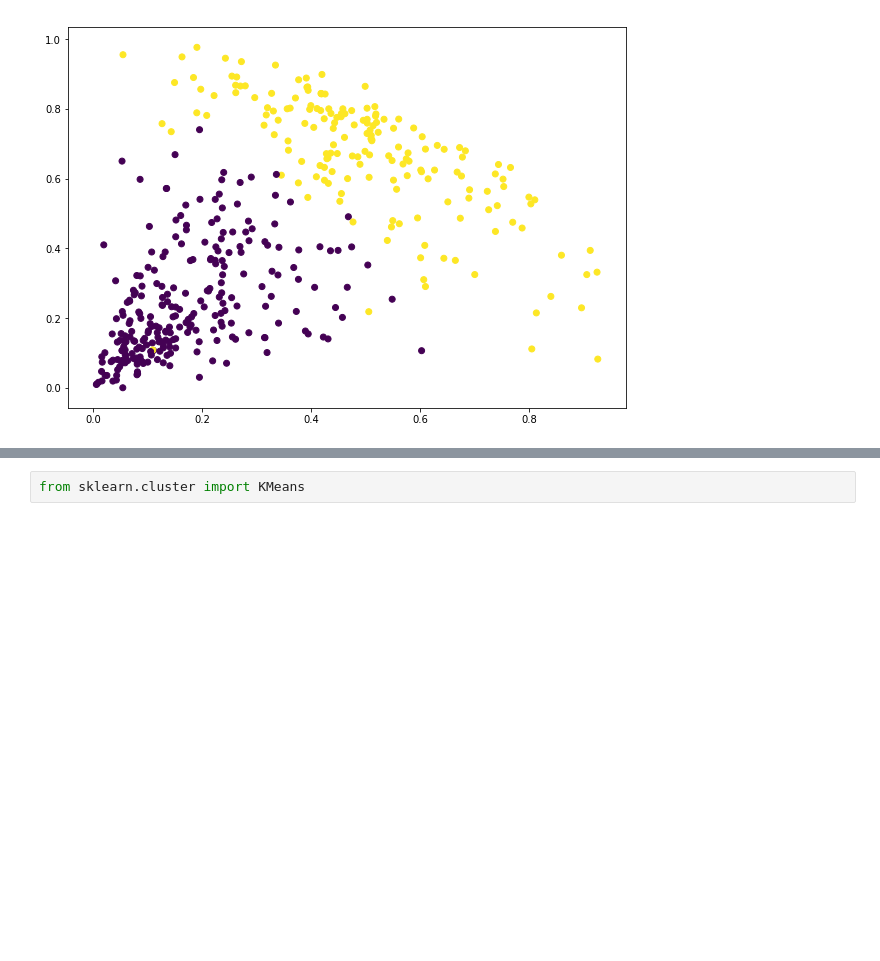
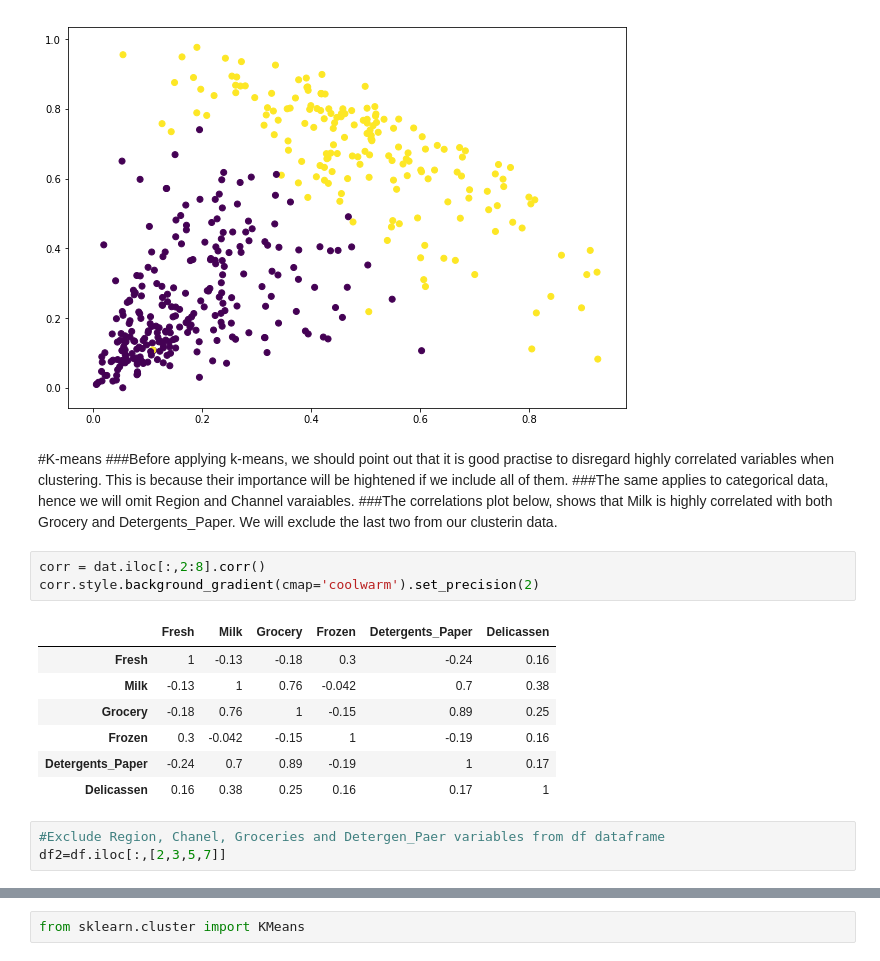
Before and after one commit to dpanagop/ML_and_AI_examples, a Jupyter notebook: Customer_segmentation.ipynb, the cells around one changed output, grey strips where cells are left out. Saved outputs shown, nothing was run; the diff lists cells and outputs as text; blank space fills up the shorter version.

```diff
--- a/Customer_segmentation.ipynb
+++ b/Customer_segmentation.ipynb
@@ -147,4 +147,23 @@ plt.scatter(data_scaled['Milk'], data_scaled['Grocery'], c=cluster.labels_)
 # %% [output]
 <matplotlib.collections.PathCollection at 0x...>
 [figure]
+# %% [markdown]
+#K-means
+###Before applying k-means, we should point out that it is good practise to disregard highly correlated variables when clustering. This is because their importance will be hightened if we include all of them.
+###The same applies to categorical data, hence we will omit Region and Channel varaiables.
+###The correlations plot below, shows that Milk is highly correlated with both Grocery and Detergents_Paper. We will exclude the last two from our clusterin data.
+# %%
+corr = dat.iloc[:,2:8].corr()
+corr.style.background_gradient(cmap='coolwarm').set_precision(2)
+# %% [output]
+|  | Fresh | Milk | Grocery | Frozen | Detergents_Paper | Delicassen |
+| Fresh | 1 | -0.13 | -0.18 | 0.3 | -0.24 | 0.16 |
+| Milk | -0.13 | 1 | 0.76 | -0.042 | 0.7 | 0.38 |
+| Grocery | -0.18 | 0.76 | 1 | -0.15 | 0.89 | 0.25 |
+| Frozen | 0.3 | -0.042 | -0.15 | 1 | -0.19 | 0.16 |
+| Detergents_Paper | -0.24 | 0.7 | 0.89 | -0.19 | 1 | 0.17 |
+| Delicassen | 0.16 | 0.38 | 0.25 | 0.16 | 0.17 | 1 |
+# %%
+#Exclude Region, Chanel, Groceries and Detergen_Paer variables from df dataframe
+df2=df.iloc[:,[2,3,5,7]]
 # %% [markdown]
```
Also changed, not shown: parts of 2 cells of this notebook.
